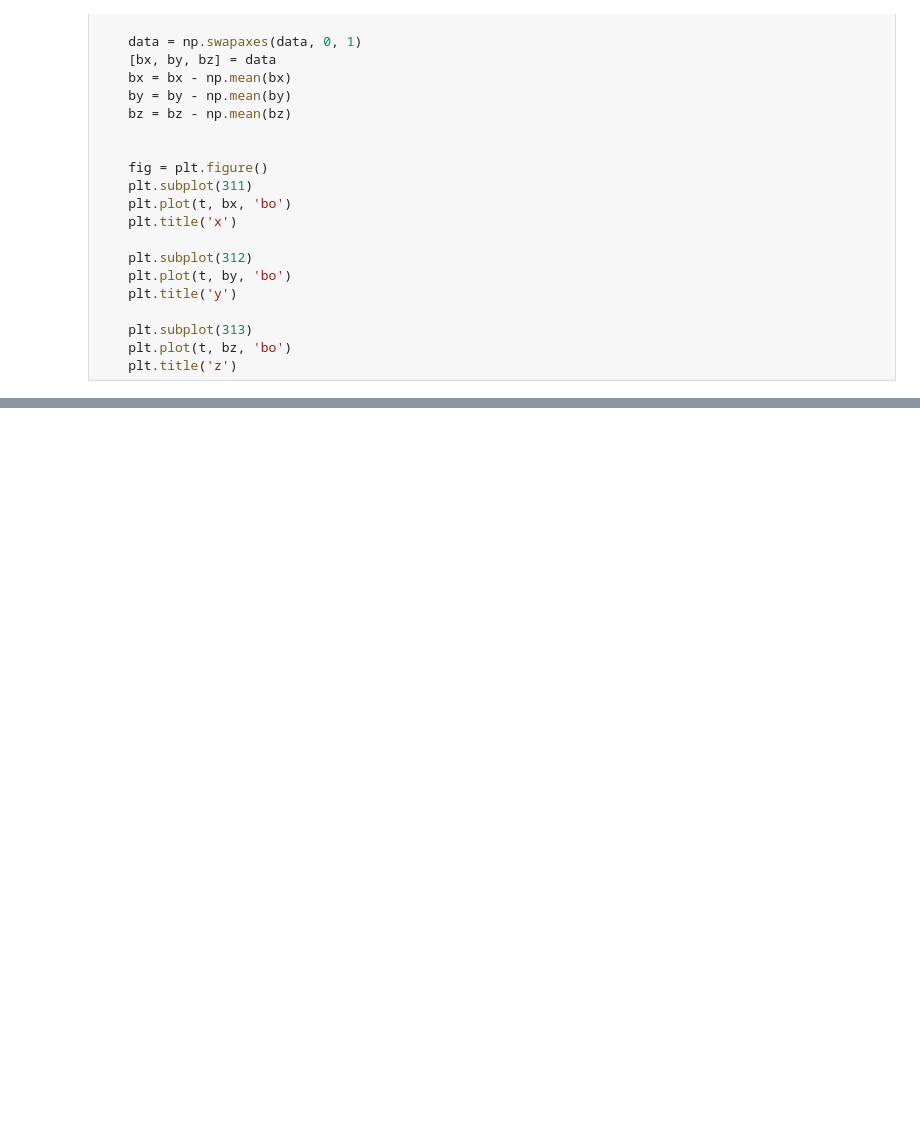
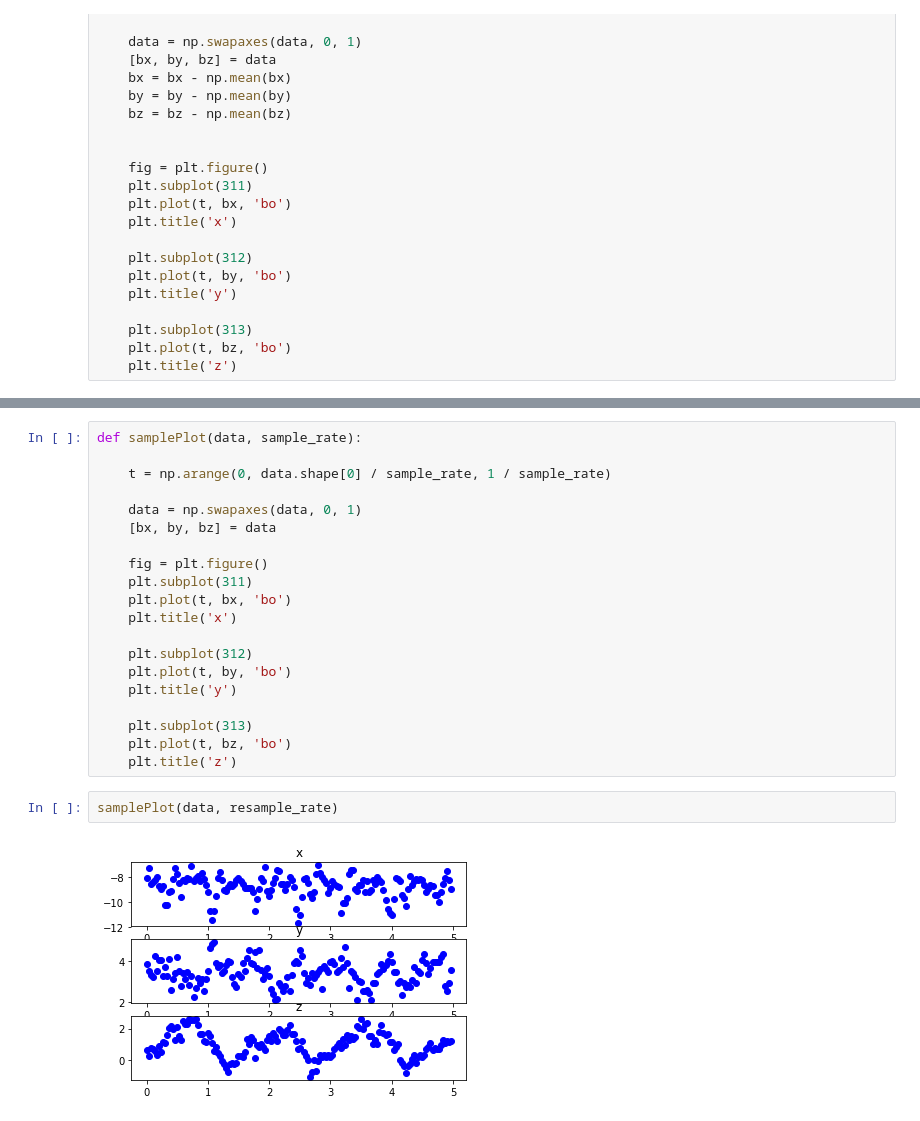
Before and after one commit to uTensor/ADL_demo, a Jupyter notebook: Train/Visualize.ipynb, the cells around one changed output, grey strips where cells are left out. Saved outputs shown, nothing was run; the diff lists cells and outputs as text; blank space fills up the shorter version.

```diff
--- a/Train/Visualize.ipynb
+++ b/Train/Visualize.ipynb
@@ -145,0 +150,24 @@ print("data x y z min", np.min(data[:,0]), np.min(data[:,1]), np.min(data[:,2]))
+# %%
+def samplePlot(data, sample_rate):
+
+    t = np.arange(0, data.shape[0] / sample_rate, 1 / sample_rate)
+
+    data = np.swapaxes(data, 0, 1)
+    [bx, by, bz] = data
+
+    fig = plt.figure()
+    plt.subplot(311)
+    plt.plot(t, bx, 'bo')
+    plt.title('x')
+
+    plt.subplot(312)
+    plt.plot(t, by, 'bo')
+    plt.title('y')
+
+    plt.subplot(313)
+    plt.plot(t, bz, 'bo')
+    plt.title('z')
+# %%
+samplePlot(data, resample_rate)
+# %% [output]
+[figure, added]
```
Also changed, not shown: parts of 1 cell of this notebook, 2 other files.
